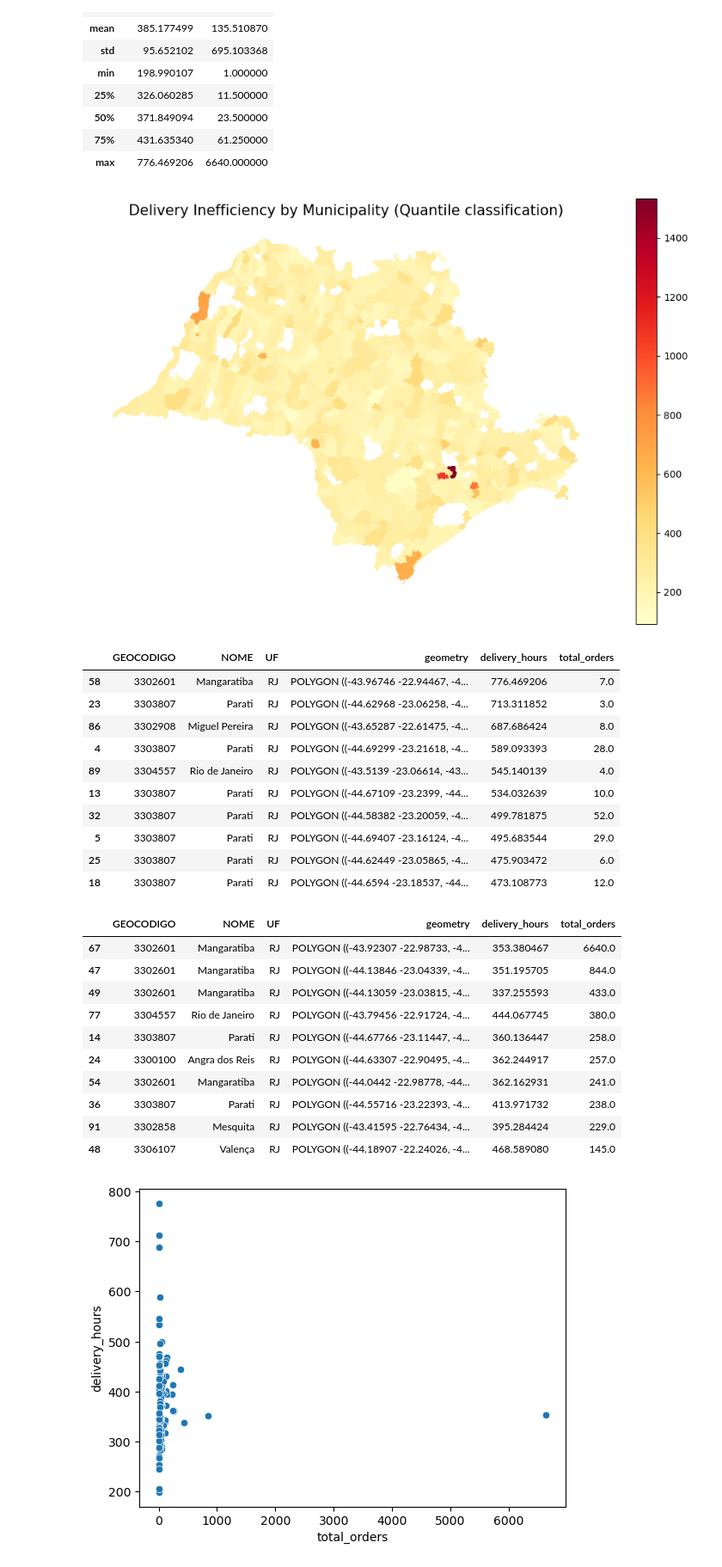
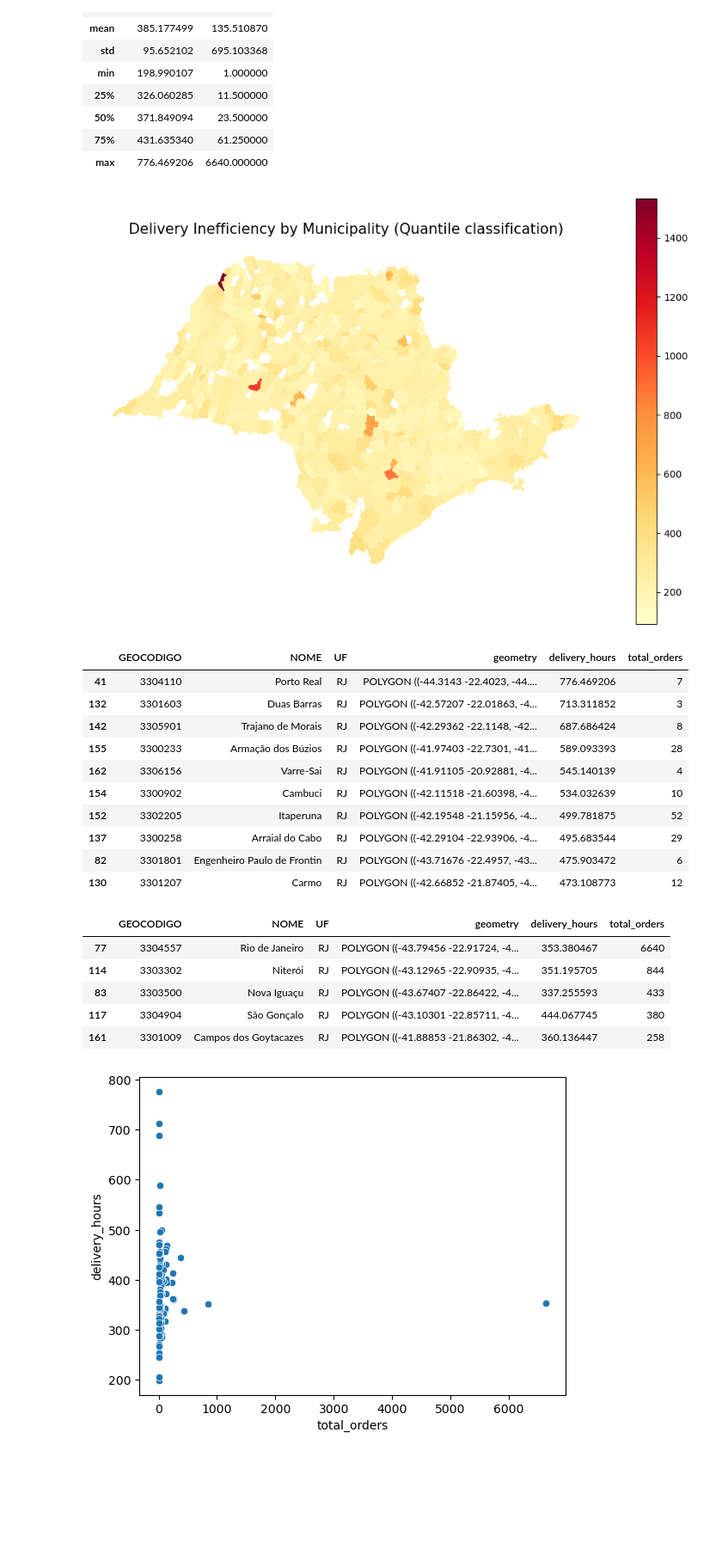
Before and after one commit to yunwe/olist-logistics-efficiency, a Jupyter notebook: notebooks/sp_rj.ipynb, the cells around one changed output. Shown at 86% size. Cells and saved outputs as stored; diff of their text form; code cells hidden in the pictures; blank space fills up the shorter version.

```diff
--- a/notebooks/sp_rj.ipynb
+++ b/notebooks/sp_rj.ipynb
@@ -38,21 +38,22 @@ def convert_gdf(df: pd.DataFrame) -> gpd.GeoDataFrame:
 def summarize(df: pd.DataFrame, geo: gpd.GeoDataFrame) -> gpd.GeoDataFrame:
     df = gpd.sjoin(df, geo, predicate = "within", how='right')
 
-    df = df.groupby(['NOME']).agg({
+    df = df.groupby(['GEOCODIGO']).agg({
             'delivery_hours': 'mean',
             'index_left': 'count'
-        }).reset_index()
+        })
 
+    geo = geo.set_index('GEOCODIGO')
     geo['delivery_hours'] = df['delivery_hours']
     geo['total_orders'] = df['index_left']
 
-    return geo
+    return geo.reset_index()
 # %%
 def transform(df: pd.DataFrame, state: str) -> gpd.GeoDataFrame:
     df = get_state(df, state)
     df = convert_gdf(df)
     df = summarize(df,  read_gdf(state))
-
+    df = df.drop_duplicates(subset=['GEOCODIGO'])
     return df
 # %%
 df = read_customer_seller()
@@ -287,37 +288,32 @@ ax.set_title('Delivery Inefficiency by Municipality (Quantile classification)',
 ax.axis('off')
 plt.show()
 # %% [output]
-[figure, old version]
+[figure, new version]
 # %%
 rj = rj.sort_values(by='delivery_hours', ascending = False)
 rj.head(10)
 # %% [output]
 |  | GEOCODIGO | NOME | UF | geometry | delivery_hours | total_orders |
-| 58 | 3302601 | Mangaratiba | RJ | POLYGON ((-43.96746 -22.94467, -4... | 776.469206 | 7.0 |
-| 23 | 3303807 | Parati | RJ | POLYGON ((-44.62968 -23.06258, -4... | 713.311852 | 3.0 |
-| 86 | 3302908 | Miguel Pereira | RJ | POLYGON ((-43.65287 -22.61475, -4... | 687.686424 | 8.0 |
-| 4 | 3303807 | Parati | RJ | POLYGON ((-44.69299 -23.21618, -4... | 589.093393 | 28.0 |
-| 89 | 3304557 | Rio de Janeiro | RJ | POLYGON ((-43.5139 -23.06614, -43... | 545.140139 | 4.0 |
-| 13 | 3303807 | Parati | RJ | POLYGON ((-44.67109 -23.2399, -44... | 534.032639 | 10.0 |
-| 32 | 3303807 | Parati | RJ | POLYGON ((-44.58382 -23.20059, -4... | 499.781875 | 52.0 |
-| 5 | 3303807 | Parati | RJ | POLYGON ((-44.69407 -23.16124, -4... | 495.683544 | 29.0 |
-| 25 | 3303807 | Parati | RJ | POLYGON ((-44.62449 -23.05865, -4... | 475.903472 | 6.0 |
-| 18 | 3303807 | Parati | RJ | POLYGON ((-44.6594 -23.18537, -44... | 473.108773 | 12.0 |
+| 41 | 3304110 | Porto Real | RJ | POLYGON ((-44.3143 -22.4023, -44.... | 776.469206 | 7 |
+| 132 | 3301603 | Duas Barras | RJ | POLYGON ((-42.57207 -22.01863, -4... | 713.311852 | 3 |
+| 142 | 3305901 | Trajano de Morais | RJ | POLYGON ((-42.29362 -22.1148, -42... | 687.686424 | 8 |
+| 155 | 3300233 | Armação dos Búzios | RJ | POLYGON ((-41.97403 -22.7301, -41... | 589.093393 | 28 |
+| 162 | 3306156 | Varre-Sai | RJ | POLYGON ((-41.91105 -20.92881, -4... | 545.140139 | 4 |
+| 154 | 3300902 | Cambuci | RJ | POLYGON ((-42.11518 -21.60398, -4... | 534.032639 | 10 |
+| 152 | 3302205 | Itaperuna | RJ | POLYGON ((-42.19548 -21.15956, -4... | 499.781875 | 52 |
+| 137 | 3300258 | Arraial do Cabo | RJ | POLYGON ((-42.29104 -22.93906, -4... | 495.683544 | 29 |
+| 82 | 3301801 | Engenheiro Paulo de Frontin | RJ | POLYGON ((-43.71676 -22.4957, -43... | 475.903472 | 6 |
+| 130 | 3301207 | Carmo | RJ | POLYGON ((-42.66852 -21.87405, -4... | 473.108773 | 12 |
 # %%
 rj = rj.sort_values(by='total_orders', ascending = False)
-rj.head(10)
+rj.head()
 # %% [output]
 |  | GEOCODIGO | NOME | UF | geometry | delivery_hours | total_orders |
-| 67 | 3302601 | Mangaratiba | RJ | POLYGON ((-43.92307 -22.98733, -4... | 353.380467 | 6640.0 |
-| 47 | 3302601 | Mangaratiba | RJ | POLYGON ((-44.13846 -23.04339, -4... | 351.195705 | 844.0 |
-| 49 | 3302601 | Mangaratiba | RJ | POLYGON ((-44.13059 -23.03815, -4... | 337.255593 | 433.0 |
-| 77 | 3304557 | Rio de Janeiro | RJ | POLYGON ((-43.79456 -22.91724, -4... | 444.067745 | 380.0 |
-| 14 | 3303807 | Parati | RJ | POLYGON ((-44.67766 -23.11447, -4... | 360.136447 | 258.0 |
-| 24 | 3300100 | Angra dos Reis | RJ | POLYGON ((-44.63307 -22.90495, -4... | 362.244917 | 257.0 |
-| 54 | 3302601 | Mangaratiba | RJ | POLYGON ((-44.0442 -22.98778, -44... | 362.162931 | 241.0 |
-| 36 | 3303807 | Parati | RJ | POLYGON ((-44.55716 -23.22393, -4... | 413.971732 | 238.0 |
-| 91 | 3302858 | Mesquita | RJ | POLYGON ((-43.41595 -22.76434, -4... | 395.284424 | 229.0 |
-| 48 | 3306107 | Valença | RJ | POLYGON ((-44.18907 -22.24026, -4... | 468.589080 | 145.0 |
+| 77 | 3304557 | Rio de Janeiro | RJ | POLYGON ((-43.79456 -22.91724, -4... | 353.380467 | 6640 |
+| 114 | 3303302 | Niterói | RJ | POLYGON ((-43.12965 -22.90935, -4... | 351.195705 | 844 |
+| 83 | 3303500 | Nova Iguaçu | RJ | POLYGON ((-43.67407 -22.86422, -4... | 337.255593 | 433 |
+| 117 | 3304904 | São Gonçalo | RJ | POLYGON ((-43.10301 -22.85711, -4... | 444.067745 | 380 |
+| 161 | 3301009 | Campos dos Goytacazes | RJ | POLYGON ((-41.88853 -21.86302, -4... | 360.136447 | 258 |
 # %%
 # Create a scatter plot
 sns.scatterplot(data=rj, x="total_orders", y="delivery_hours")
```
Also changed, not shown: parts of 10 cells of this notebook.
